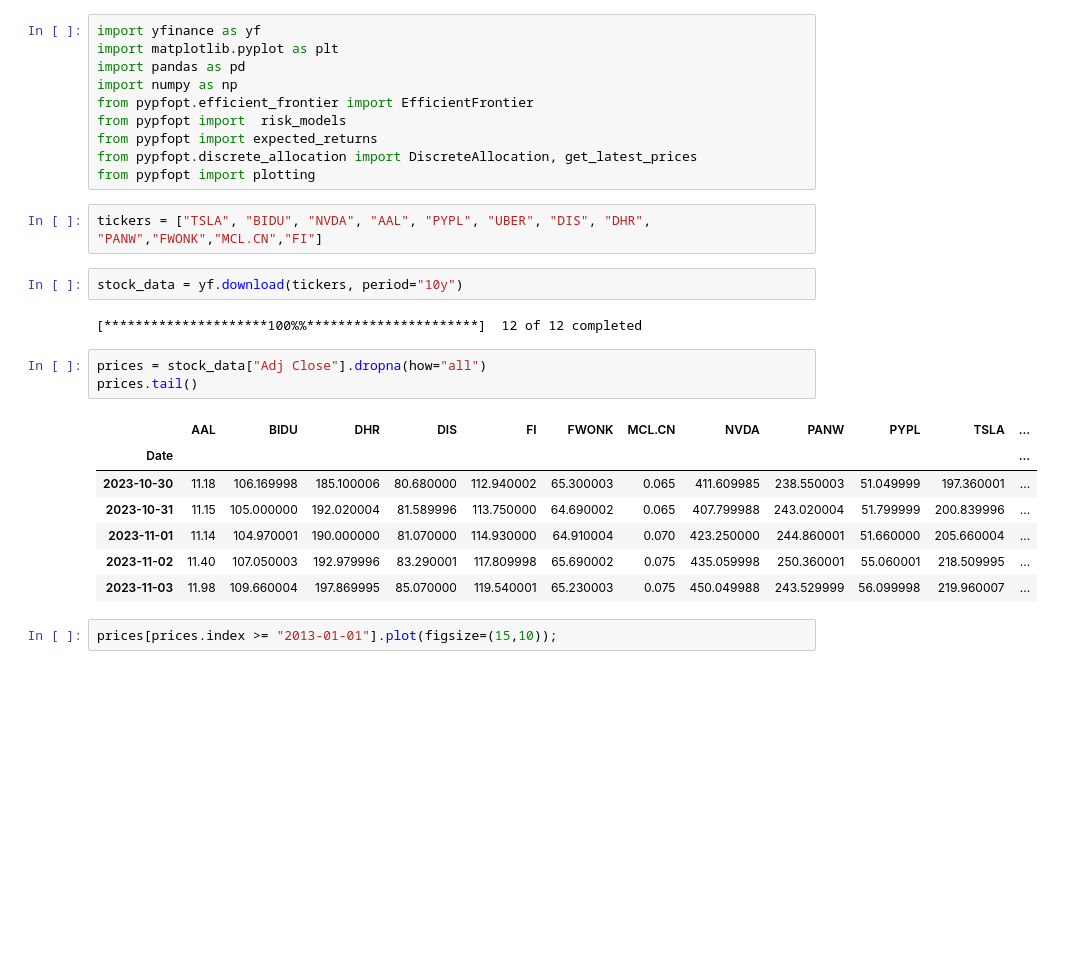
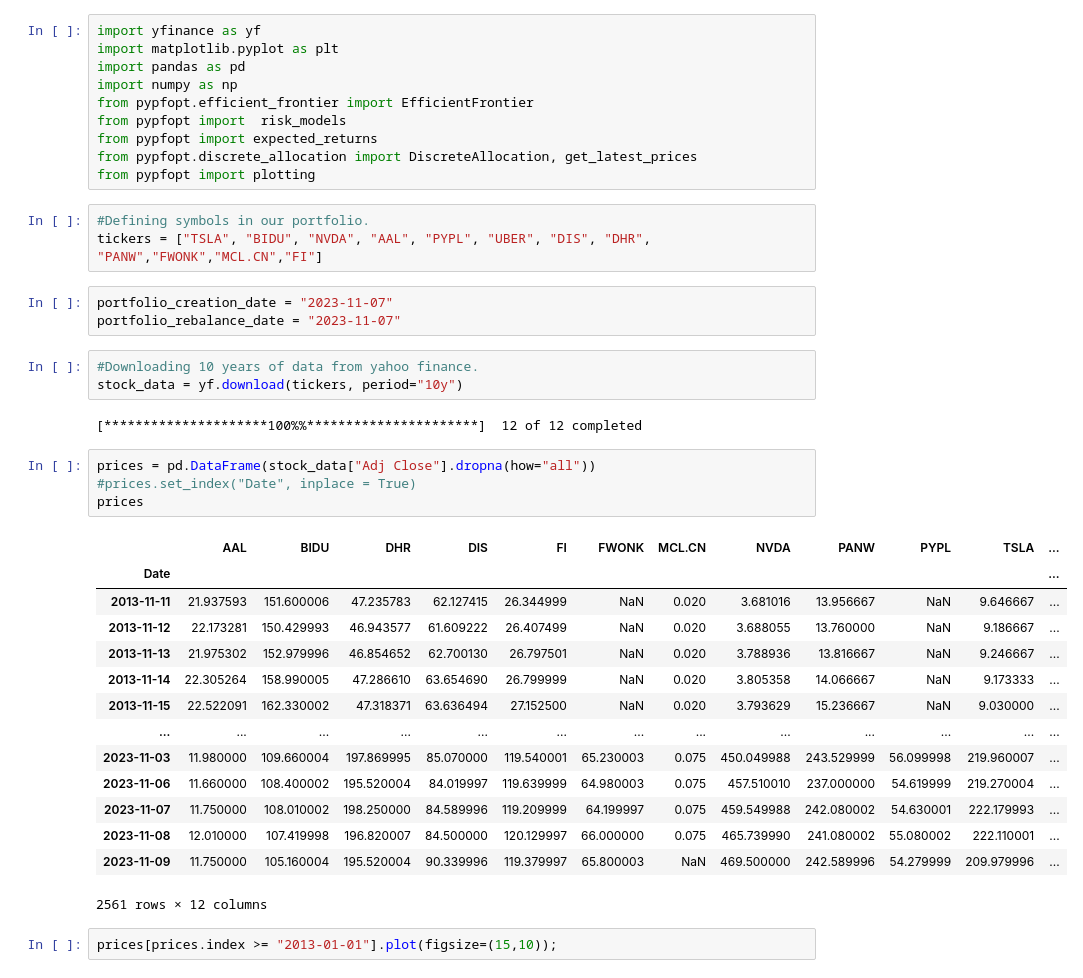
Before and after one commit to doughj1466/Project1, a Jupyter notebook: Test.ipynb, the cells around one changed output. Drawn from its saved outputs; the diff is of its cells as text; blank space fills up the shorter version.

```diff
--- a/Test.ipynb
+++ b/Test.ipynb
@@ -9,22 +9,35 @@ from pypfopt import expected_returns
 from pypfopt.discrete_allocation import DiscreteAllocation, get_latest_prices
 from pypfopt import plotting
 # %%
+#Defining symbols in our portfolio.
 tickers = ["TSLA", "BIDU", "NVDA", "AAL", "PYPL", "UBER", "DIS", "DHR", "PANW","FWONK","MCL.CN","FI"]
+# %%
+portfolio_creation_date = "2023-11-07"
+portfolio_rebalance_date = "2023-11-07"
 # %%
+#Downloading 10 years of data from yahoo finance.
 stock_data = yf.download(tickers, period="10y")
 # %% [output]
 [*********************100%%**********************]  12 of 12 completed
 # %%
-prices = stock_data["Adj Close"].dropna(how="all")
-prices.tail()
+prices = pd.DataFrame(stock_data["Adj Close"].dropna(how="all"))
+#prices.set_index("Date", inplace = True)
+prices
 # %% [output]
 |  | AAL | BIDU | DHR | DIS | FI | FWONK | MCL.CN | NVDA | PANW | PYPL | TSLA | ... |
 | Date |  |  |  |  |  |  |  |  |  |  |  | ... |
-| 2023-10-30 | 11.18 | 106.169998 | 185.100006 | 80.680000 | 112.940002 | 65.300003 | 0.065 | 411.609985 | 238.550003 | 51.049999 | 197.360001 | ... |
-| 2023-10-31 | 11.15 | 105.000000 | 192.020004 | 81.589996 | 113.750000 | 64.690002 | 0.065 | 407.799988 | 243.020004 | 51.799999 | 200.839996 | ... |
-| 2023-11-01 | 11.14 | 104.970001 | 190.000000 | 81.070000 | 114.930000 | 64.910004 | 0.070 | 423.250000 | 244.860001 | 51.660000 | 205.660004 | ... |
-| 2023-11-02 | 11.40 | 107.050003 | 192.979996 | 83.290001 | 117.809998 | 65.690002 | 0.075 | 435.059998 | 250.360001 | 55.060001 | 218.509995 | ... |
-| 2023-11-03 | 11.98 | 109.660004 | 197.869995 | 85.070000 | 119.540001 | 65.230003 | 0.075 | 450.049988 | 243.529999 | 56.099998 | 219.960007 | ... |
+| 2013-11-11 | 21.937593 | 151.600006 | 47.235783 | 62.127415 | 26.344999 | NaN | 0.020 | 3.681016 | 13.956667 | NaN | 9.646667 | ... |
+| 2013-11-12 | 22.173281 | 150.429993 | 46.943577 | 61.609222 | 26.407499 | NaN | 0.020 | 3.688055 | 13.760000 | NaN | 9.186667 | ... |
+| 2013-11-13 | 21.975302 | 152.979996 | 46.854652 | 62.700130 | 26.797501 | NaN | 0.020 | 3.788936 | 13.816667 | NaN | 9.246667 | ... |
+| 2013-11-14 | 22.305264 | 158.990005 | 47.286610 | 63.654690 | 26.799999 | NaN | 0.020 | 3.805358 | 14.066667 | NaN | 9.173333 | ... |
+| 2013-11-15 | 22.522091 | 162.330002 | 47.318371 | 63.636494 | 27.152500 | NaN | 0.020 | 3.793629 | 15.236667 | NaN | 9.030000 | ... |
+| ... | ... | ... | ... | ... | ... | ... | ... | ... | ... | ... | ... | ... |
+| 2023-11-03 | 11.980000 | 109.660004 | 197.869995 | 85.070000 | 119.540001 | 65.230003 | 0.075 | 450.049988 | 243.529999 | 56.099998 | 219.960007 | ... |
+| 2023-11-06 | 11.660000 | 108.400002 | 195.520004 | 84.019997 | 119.639999 | 64.980003 | 0.075 | 457.510010 | 237.000000 | 54.619999 | 219.270004 | ... |
+| 2023-11-07 | 11.750000 | 108.010002 | 198.250000 | 84.589996 | 119.209999 | 64.199997 | 0.075 | 459.549988 | 242.080002 | 54.630001 | 222.179993 | ... |
+| 2023-11-08 | 12.010000 | 107.419998 | 196.820007 | 84.500000 | 120.129997 | 66.000000 | 0.075 | 465.739990 | 241.080002 | 55.080002 | 222.110001 | ... |
+| 2023-11-09 | 11.750000 | 105.160004 | 195.520004 | 90.339996 | 119.379997 | 65.800003 | NaN | 469.500000 | 242.589996 | 54.279999 | 209.979996 | ... |
+2561 rows × 12 columns
 # %%
 prices[prices.index >= "2013-01-01"].plot(figsize=(15,10));
 # %% [output]
```
Also changed, not shown: parts of 18 cells of this notebook, 1 other file.
